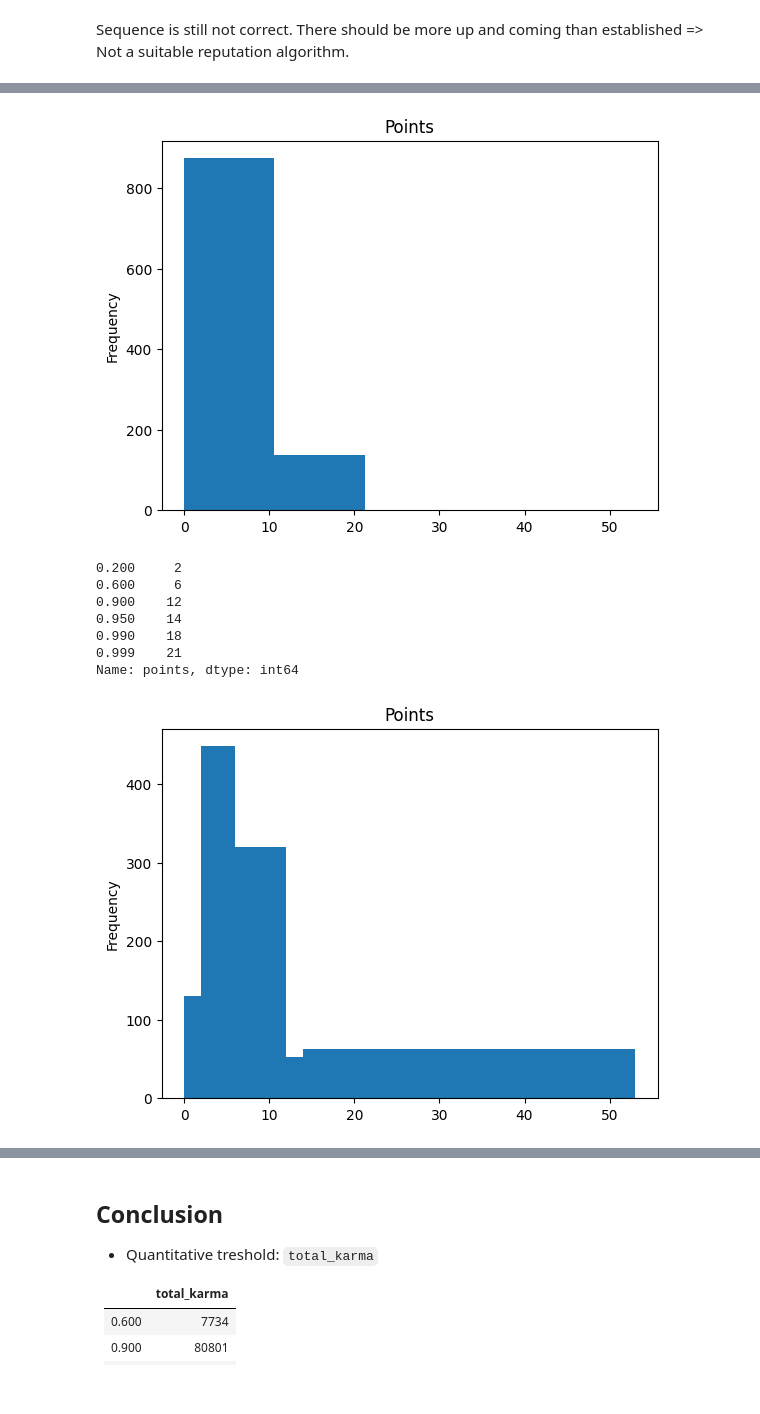
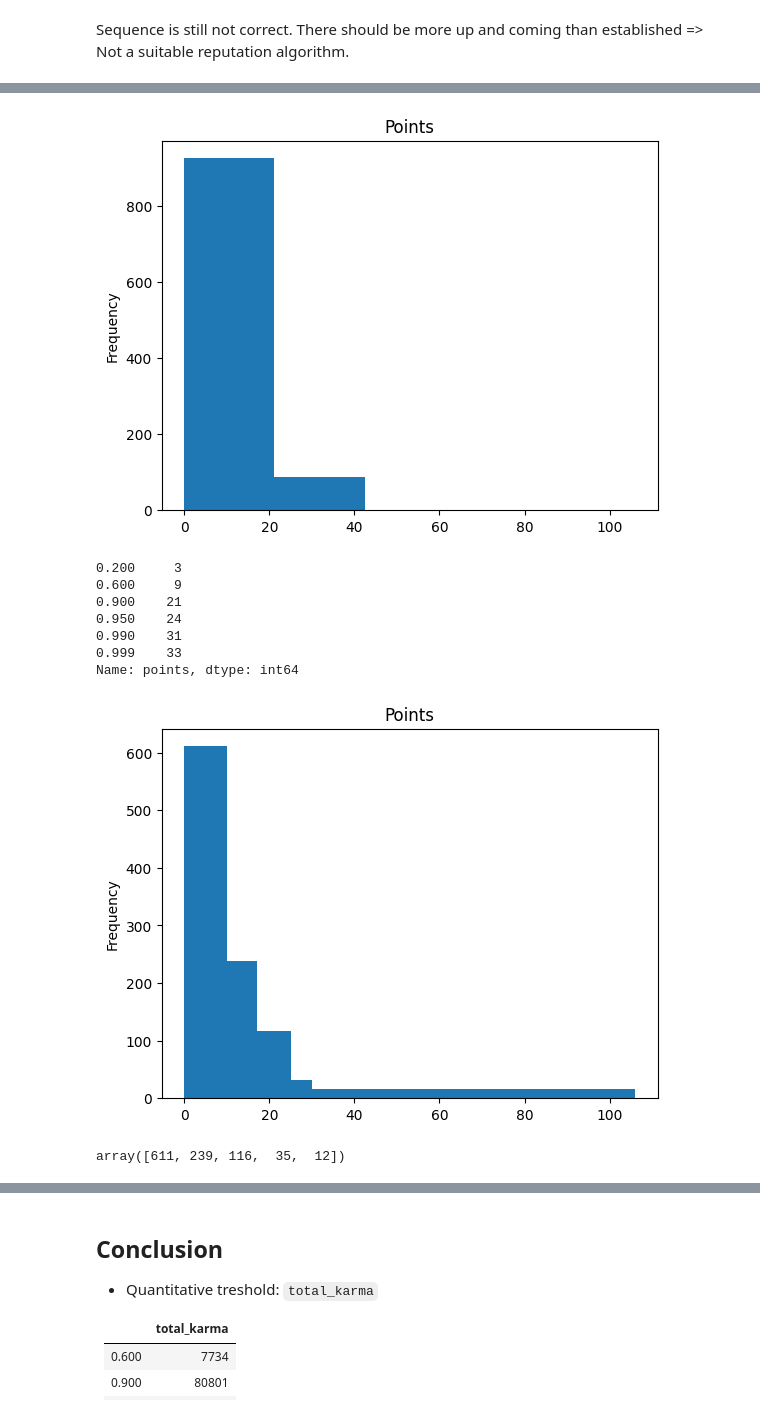
Before and after one commit to interep-project/interep-groups-eda, a Jupyter notebook: notebooks/reddit.ipynb, the cells around one changed output, grey strips where cells are left out. Drawn from its saved outputs; the diff is of its cells as text; code cells hidden in the pictures.

```diff
--- a/notebooks/reddit.ipynb
+++ b/notebooks/reddit.ipynb
@@ -208,7 +208,7 @@ def get_followers_bin(x, bins):
     return 4
 
 
-KARMA_BINS = [(0, 7734), (7734, 80801), (80801, 173576), (173576, 556803)]
+KARMA_BINS = [(0, 7734), (7734, 80801), (80801, 173576), (173576, 556803), (556803, df['total_karma'].max())]
 # %%
 def reputation(total_karma, is_gold, is_mod, has_verified_email):
     followers_bin = get_followers_bin(total_karma, KARMA_BINS)
@@ -267,8 +267,8 @@ Sequence is still not correct. There should be more up and coming than establish
 ### 3: `total_karma` threshold + `is_gold`
 # %%
 def reputation3(total_karma, is_gold):
-    followers_bin = get_followers_bin(total_karma, KARMA_BINS)
-    return TIERS[max(followers_bin, 2)] if is_gold else TIERS[followers_bin]
+    followers_bin = get_followers_bin(total_karma, [(0, 10000), (10000, 50000), (50000, 200000), (200000, 600000), (600000, df['total_karma'].max())])
+    return TIERS[max(followers_bin, 1)] if is_gold else TIERS[followers_bin]
 
 df['reputation'] = df.apply(lambda x: reputation3(x['total_karma'], x['is_gold'])['name'], axis=1)
 
@@ -331,13 +331,13 @@ Sequence is still not correct. There should be more up and coming than establish
 # %%
 def age_points(timestamp):
-    return datetime.now().year - date.fromtimestamp(timestamp).year
+    return 2* (datetime.now().year - date.fromtimestamp(timestamp).year)
 
 def karma_points(total_karma):
-    if total_karma > 100000:
+    if total_karma > 200000:
         return 3
+    elif total_karma > 50000:
+        return 2
     elif total_karma > 10000:
-        return 2
-    elif total_karma > 1000:
         return 1
     else:
         return 0
@@ -346,7 +346,7 @@ def gold_points(is_gold):
     return 5 if is_gold else 0
 
 def mod_points(is_mod):
-    return 2 if is_mod else 0
+    return 3 if is_mod else 0
 
 def points(created_utc, is_gold, is_mod, total_karma):
     return age_points(created_utc) + karma_points(total_karma) + gold_points(is_gold) + mod_points(is_mod)
@@ -360,21 +360,27 @@ df['points'].plot.hist(title='Points', bins=20);
 # %%
 df['points'].plot.hist(title='Points', bins=5);
 # %% [output]
-[figure, old version]
+[figure, new version]
 # %%
 df['points'].quantile([0.2, 0.6, 0.9, 0.95, 0.99, 0.999], interpolation='lower')
 # %% [output]
-0.200     2
-0.600     6
-0.900    12
-0.950    14
-0.990    18
-0.999    21
+0.200     3
+0.600     9
+0.900    21
+0.950    24
+0.990    31
+0.999    33
 Name: points, dtype: int64
 # %%
-df['points'].plot.hist(title='Points', bins=[0, 2, 6, 12, 14, df['points'].max()]);
+df['points'].plot.hist(title='Points', bins=[0, 10, 17, 25, 30, df['points'].max()]);
 # %% [output]
-[figure, old version]
+[figure, new version]
+# %%
+import numpy as np
+count, division = np.histogram(df['points'], bins=[0, 10, 17, 25, 31, df['points'].max()])
+count
+# %% [output]
+array([611, 239, 116,  35,  12])
 # %%
 plt = df['points'].value_counts().plot.bar(title='Points bar plot', width=0.5, figsize=(10, 5))
 plt.axes.get_yaxis().set_visible(False)
```
Also changed, not shown: parts of 6 cells of this notebook, 2 other files.
